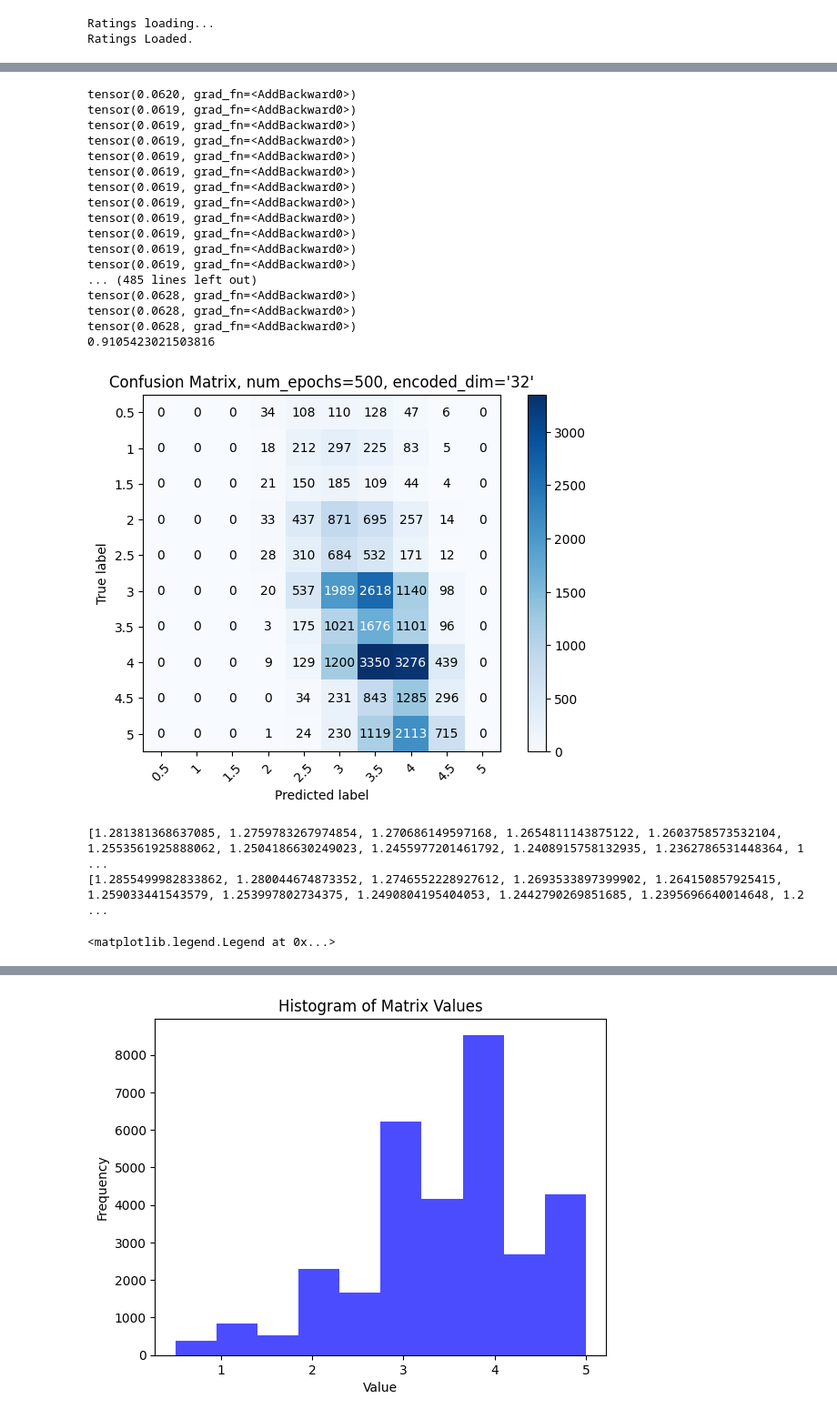
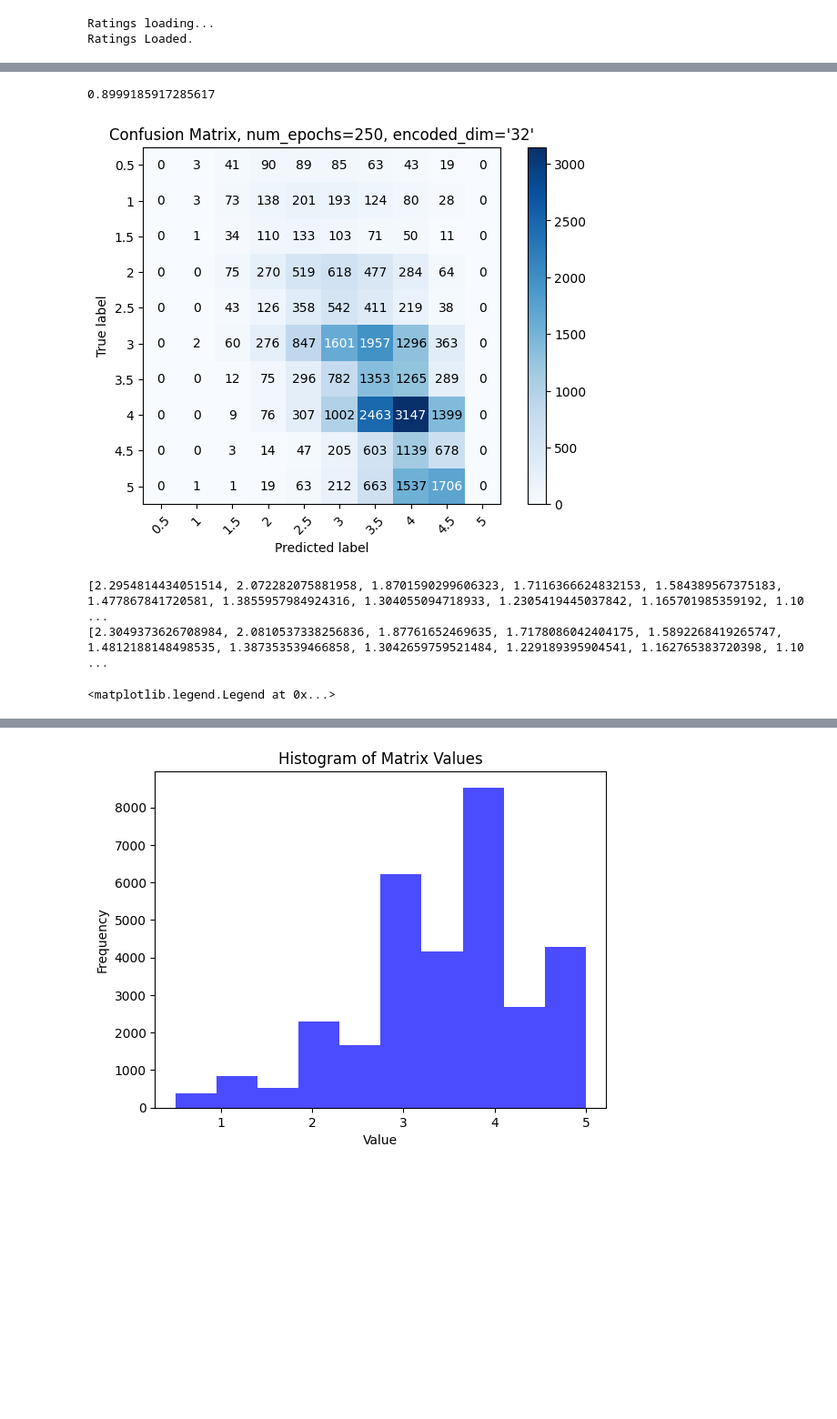
Before and after one commit to rs-benatti/collaborative_filter, a Jupyter notebook: data_visualization.ipynb, the cells around one changed output, grey strips where cells are left out. Shown: that part at 91% size. Drawn from its saved outputs; the diff is of its cells as text; code cells hidden in the pictures; blank space fills up the shorter version.

```diff
--- a/data_visualization.ipynb
+++ b/data_visualization.ipynb
@@ -127,24 +146,3 @@ encoded_dim = 32
 input_size = normalized_train_data.shape
 hidden_size_row = 16
 hidden_size_col = 64
-# %%
-optimizers = []
-model = deepMF.ParallelLayersModel(input_size, hidden_size_row, hidden_size_col)
-optimizers.append((model, optim.Adam(model.parameters(), lr=0.001)))
-model = deepMF.ParallelLayersModel(input_size, hidden_size_row, hidden_size_col)
-optimizers.append((model, optim.RAdam(model.parameters(), lr=0.001)))
-model = deepMF.ParallelLayersModel(input_size, hidden_size_row, hidden_size_col)
-optimizers.append((model, optim.AdamW(model.parameters(), lr=0.001)))
-model = deepMF.ParallelLayersModel(input_size, hidden_size_row, hidden_size_col)
-optimizers.append((model, optim.Rprop(model.parameters(), lr=0.001)))
-model = deepMF.ParallelLayersModel(input_size, hidden_size_row, hidden_size_col)
-optimizers.append((model, optim.AdamW(model.parameters(), lr=0.001, weight_decay=0.0001)))
-
-for i in range(len(optimizers)):
-    deepMF.train_model(optimizers[i][0], optimizers[i][1], torch.FloatTensor(normalized_train_data), weight_decay=i>=5)
-    # Pass the new input data through the trained model to get predictions
-    predicted_similarity_scores = optimizers[i][0](torch.FloatTensor(normalized_train_data), torch.FloatTensor(normalized_train_data).T)
-    target = torch.FloatTensor(train_set)
-    print(torch.mean(torch.sqrt((predicted_similarity_scores[target!=0]*5 - target[target!=0])**2)))
-    target = torch.FloatTensor(test_set)
-    print(torch.mean(torch.sqrt((predicted_similarity_scores[target!=0]*5 - target[target!=0])**2)))
@@ -167,11 +148,0 @@ tensor(0.6960, grad_fn=<MeanBackward0>)
-# %%
-for k in [25, 30, 35, 40]:
-    model = deepMF.ParallelLayersModel(input_size, hidden_size_row, hidden_size_col, encoded_dim=k)
-    optimizer = optim.Adam(model.parameters(), lr=0.001)
-    deepMF.train_model(model, optimizer, torch.FloatTensor(normalized_train_data))
-    # Pass the new input data through the trained model to get predictions
-    predicted_similarity_scores = model(torch.FloatTensor(normalized_train_data), torch.FloatTensor(normalized_train_data).T)
-    target = torch.FloatTensor(train_set)
-    print(torch.mean(torch.sqrt((predicted_similarity_scores[target!=0]*5 - target[target!=0])**2)))
-    target = torch.FloatTensor(test_set)
-    print(torch.mean(torch.sqrt((predicted_similarity_scores[target!=0]*5 - target[target!=0])**2)))
@@ -211,7 +188,7 @@ import matplotlib.pyplot as plt
 Ratings loading...
 Ratings Loaded.
 # %%
-def plot_cm(targets, predictions, model=None):
+def plot_cm(targets, predictions, model=None, title='Confusion Matrix'):
     predictions = predictions[targets!=0]
     targets = targets[targets!=0]
     predictions_strings  = [str(prediction) for prediction in predictions]
@@ -224,7 +201,8 @@ def plot_cm(targets, predictions, model=None):
     if (model is not None):
         plt.title(f"Confusion Matrix, num_epochs={model.num_epochs}, encoded_dim='{model.encoded_dim}'")
     else:
-        plt.title("Confusion Matrix")
+        plt.title(title)
+
     plt.colorbar()
 
     classes = ['0.5', '1', '1.5', '2', '2.5', '3', '3.5', '4', '4.5', '5']  # Replace with your class labels
@@ -275,51 +253,36 @@ plot_cm(targets, predictions)
 # %%
 train_set = np.load('./dataset/ratings_train.npy')
+
+train_set[np.isnan(train_set)] = 0
 train_set = train_set/np.max(train_set)
-train_set[np.isnan(train_set)] = 0
 
 test_set = np.load('./dataset/ratings_test.npy')
 test_set[np.isnan(test_set)] = 0
 encoded_dim = 32
 input_size = train_set.shape
 hidden_size_row = 16
 hidden_size_col = 64
 model = deepMF.ParallelLayersModel(input_size, hidden_size_row, hidden_size_col, encoded_dim)
-optimizer = torch.optim.AdamW(model.parameters(), lr=0.00001, weight_decay=0.0001)
-deepMF.train_model(model, optimizer, torch.FloatTensor(train_set), num_epochs=1000, lambda_=0.001, mu_=0.001, test_data=test_set)
+optimizer = torch.optim.AdamW(model.parameters(), lr=0.001, weight_decay=0.0001)
+deepMF.train_model(model, optimizer, torch.FloatTensor(train_set), num_epochs=250, lambda_=10, mu_=10, test_data=test_set)
 predicted, _, _ = model(torch.FloatTensor(train_set), torch.FloatTensor(train_set).T)
 
 targets = np.load('./dataset/ratings_test.npy')
 targets[np.isnan(targets)] = 0
 
 predictions = model.numpy_and_round(predicted)
 rmse_value = RMSE(targets, predictions)
 
 print(rmse_value)
 plot_cm(targets, predictions, model)
 print(model.rmse_test_hist)
 print(model.rmse_train_hist)
 plt.plot(model.rmse_test_hist, label="test")
 plt.plot(model.rmse_train_hist, label="train")
 plt.legend()
 # %% [output]
-tensor(0.0620, grad_fn=<AddBackward0>)
-tensor(0.0619, grad_fn=<AddBackward0>)
-tensor(0.0619, grad_fn=<AddBackward0>)
-tensor(0.0619, grad_fn=<AddBackward0>)
-tensor(0.0619, grad_fn=<AddBackward0>)
-tensor(0.0619, grad_fn=<AddBackward0>)
-tensor(0.0619, grad_fn=<AddBackward0>)
-tensor(0.0619, grad_fn=<AddBackward0>)
-tensor(0.0619, grad_fn=<AddBackward0>)
-tensor(0.0619, grad_fn=<AddBackward0>)
-tensor(0.0619, grad_fn=<AddBackward0>)
-tensor(0.0619, grad_fn=<AddBackward0>)
-... (485 lines left out)
-tensor(0.0628, grad_fn=<AddBackward0>)
-tensor(0.0628, grad_fn=<AddBackward0>)
-tensor(0.0628, grad_fn=<AddBackward0>)
-0.9105423021503816
+0.8999185917285617
-[figure, old version]
+[figure, new version]
-[1.281381368637085, 1.2759783267974854, 1.270686149597168, 1.2654811143875122, 1.2603758573532104, 1.2553561925888062, 1.2504186630249023, 1.2455977201461792, 1.2408915758132935, 1.2362786531448364, 1 ...
-[1.2855499982833862, 1.280044674873352, 1.2746552228927612, 1.2693533897399902, 1.264150857925415, 1.259033441543579, 1.253997802734375, 1.2490804195404053, 1.2442790269851685, 1.2395696640014648, 1.2 ...
+[2.2954814434051514, 2.072282075881958, 1.8701590299606323, 1.7116366624832153, 1.584389567375183, 1.477867841720581, 1.3855957984924316, 1.304055094718933, 1.2305419445037842, 1.165701985359192, 1.10 ...
+[2.3049373626708984, 2.0810537338256836, 1.87761652469635, 1.7178086042404175, 1.5892268419265747, 1.4812188148498535, 1.387353539466858, 1.3042659759521484, 1.229189395904541, 1.162765383720398, 1.10 ...
 <matplotlib.legend.Legend at 0x...>
```
Also changed, not shown: parts of 9 cells of this notebook, 2 other files.
